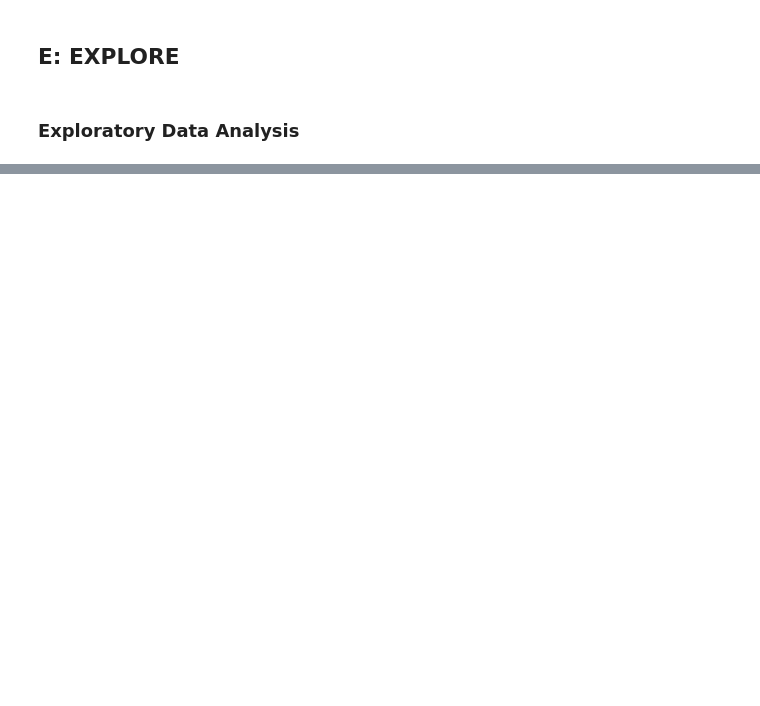
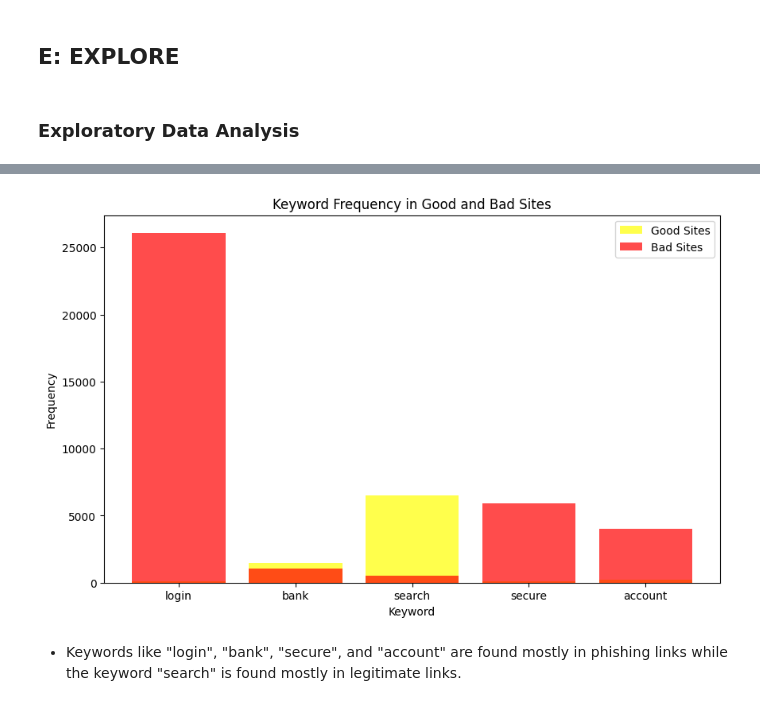
Before and after one commit to Kairos5106/data-science, a Jupyter notebook: test.ipynb, the cells around one changed output, grey strips where cells are left out. Drawn from its saved outputs; the diff is of its cells as text; code cells hidden in the pictures; blank space fills up the shorter version.

```diff
--- a/test.ipynb
+++ b/test.ipynb
@@ -322,21 +415,25 @@ print(url_length_stats)
 # %%
-# function to count the frequency of keywords in URLs
+# Function to count the frequency of keywords in URLs
 def count_keywords(urls, keyword):
     return sum(url.count(keyword) for url in urls)
 
-# keywords of interest (change whenever necessary)
+# Keywords of interest (change whenever necessary)
 keywords = ['login', 'bank', 'search', 'secure', 'account']
 
-# count keyword frequencies in good and bad sites
+# Count keyword frequencies in good and bad sites
 keyword_counts_good = {keyword: count_keywords(good_sites['URL'], keyword) for keyword in keywords}
 keyword_counts_bad = {keyword: count_keywords(bad_sites['URL'], keyword) for keyword in keywords}
 
-# plot bar chart
+# Plot bar chart
 plt.figure(figsize=(10, 6))
-plt.bar(keyword_counts_good.keys(), keyword_counts_good.values(), color='green', alpha=0.7, label='Good Sites')
-plt.bar(keyword_counts_bad.keys(), keyword_counts_bad.values(), color='yellow', alpha=0.7, label='Bad Sites')
+plt.bar(keyword_counts_good.keys(), keyword_counts_good.values(), color='yellow', alpha=0.7, label='Good Sites')
+plt.bar(keyword_counts_bad.keys(), keyword_counts_bad.values(), color='red', alpha=0.7, label='Bad Sites')
 plt.title('Keyword Frequency in Good and Bad Sites')
 plt.xlabel('Keyword')
 plt.ylabel('Frequency')
 plt.legend()
 plt.show()
+# %% [output]
+[figure, added]
+# %% [markdown]
+- Keywords like "login", "bank", "secure", and "account" are found mostly in phishing links while the keyword "search" is found mostly in legitimate links.
```
Also changed, not shown: parts of 16 cells of this notebook.
